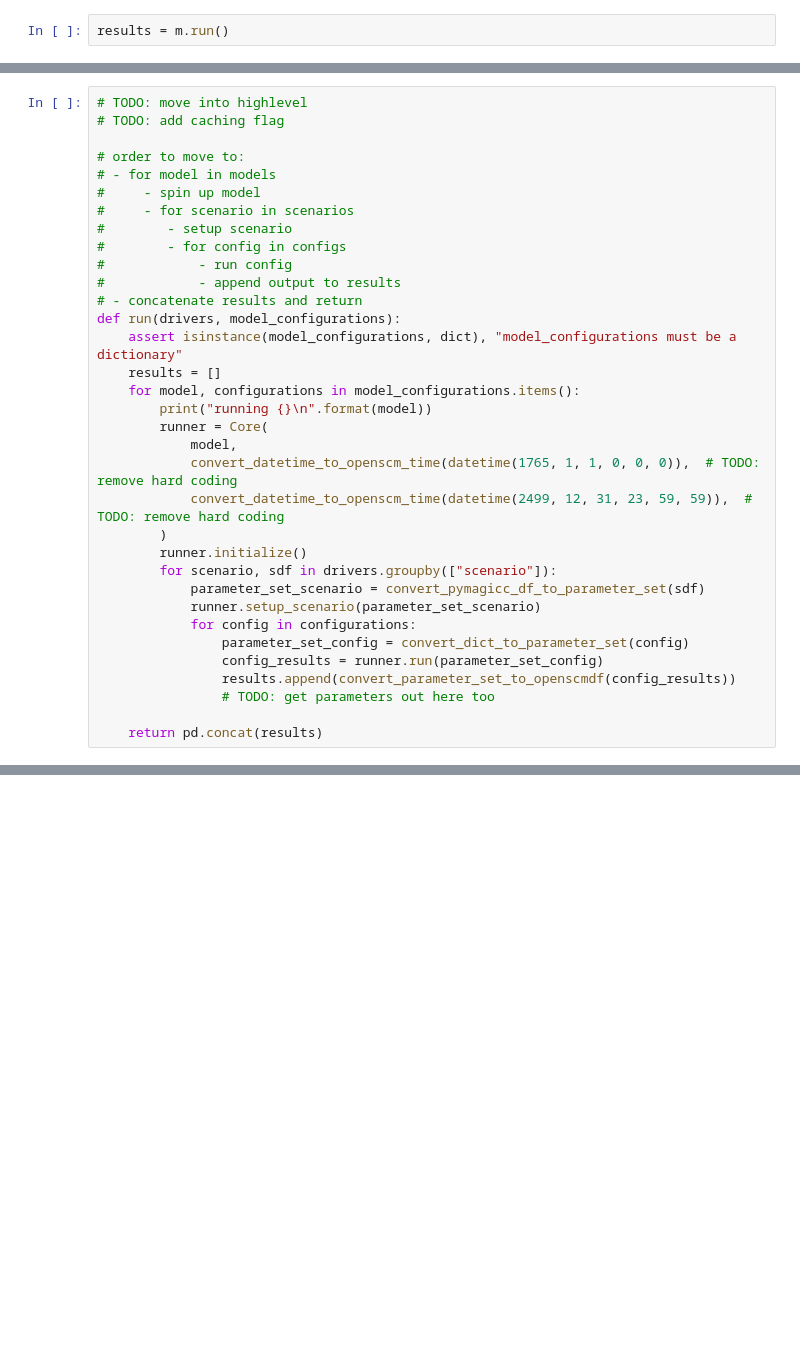
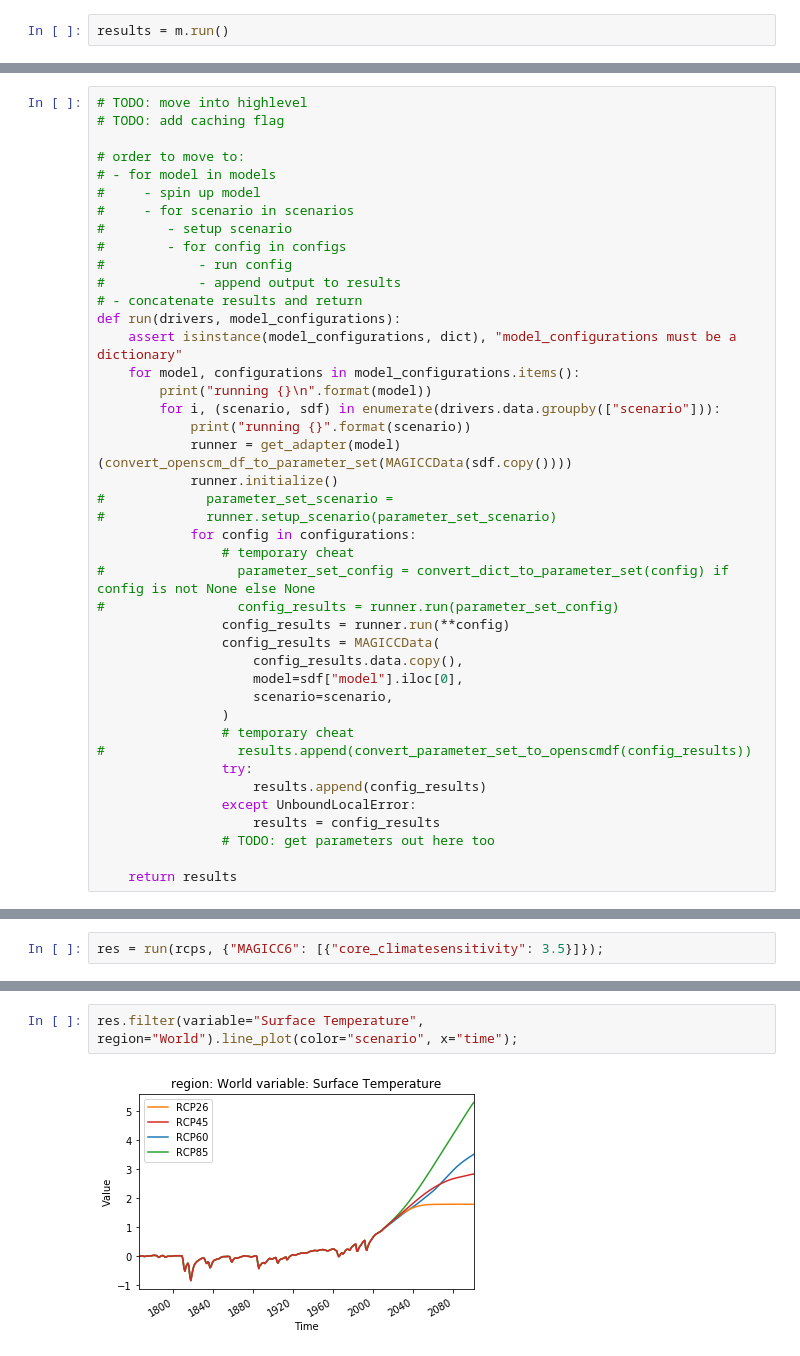
Before and after one commit to znicholls/openscm, a Jupyter notebook: notebooks/running-magicc.ipynb, the cells around one changed output, grey strips where cells are left out. Drawn from its saved outputs; the diff is of its cells as text; blank space fills up the shorter version.

```diff
--- a/notebooks/running-magicc.ipynb
+++ b/notebooks/running-magicc.ipynb
@@ -164,22 +122,30 @@ results.df[
 # - concatenate results and return
 def run(drivers, model_configurations):
     assert isinstance(model_configurations, dict), "model_configurations must be a dictionary"
-    results = []
     for model, configurations in model_configurations.items():
         print("running {}\n".format(model))
-        runner = Core(
-            model,
-            convert_datetime_to_openscm_time(datetime(1765, 1, 1, 0, 0, 0)),  # TODO: remove hard coding
-            convert_datetime_to_openscm_time(datetime(2499, 12, 31, 23, 59, 59)),  # TODO: remove hard coding
-        )
-        runner.initialize()
-        for scenario, sdf in drivers.groupby(["scenario"]):
-            parameter_set_scenario = convert_pymagicc_df_to_parameter_set(sdf)
-            runner.setup_scenario(parameter_set_scenario)
+        for i, (scenario, sdf) in enumerate(drivers.data.groupby(["scenario"])):
+            print("running {}".format(scenario))
+            runner = get_adapter(model)(convert_openscm_df_to_parameter_set(MAGICCData(sdf.copy())))
+            runner.initialize()
+#             parameter_set_scenario =
+#             runner.setup_scenario(parameter_set_scenario)
             for config in configurations:
-                parameter_set_config = convert_dict_to_parameter_set(config)
-                config_results = runner.run(parameter_set_config)
-                results.append(convert_parameter_set_to_openscmdf(config_results))
+                # temporary cheat
+#                 parameter_set_config = convert_dict_to_parameter_set(config) if config is not None else None
+#                 config_results = runner.run(parameter_set_config)
+                config_results = runner.run(**config)
+                config_results = MAGICCData(
+                    config_results.data.copy(),
+                    model=sdf["model"].iloc[0],
+                    scenario=scenario,
+                )
+                # temporary cheat
+#                 results.append(convert_parameter_set_to_openscmdf(config_results))
+                try:
+                    results.append(config_results)
+                except UnboundLocalError:
+                    results = config_results
                 # TODO: get parameters out here too
 
-    return pd.concat(results)
+    return results
@@ -190,0 +166,2 @@ AttributeError: 'Core' object has no attribute 'initialize'
+# %%
+res = run(rcps, {"MAGICC6": [{"core_climatesensitivity": 3.5}]});
@@ -190,0 +179,4 @@ AttributeError: 'Core' object has no attribute 'initialize'
+# %%
+res.filter(variable="Surface Temperature", region="World").line_plot(color="scenario", x="time");
+# %% [output]
+[figure, added]
```
Also changed, not shown: parts of 13 cells of this notebook, 4 other files.
